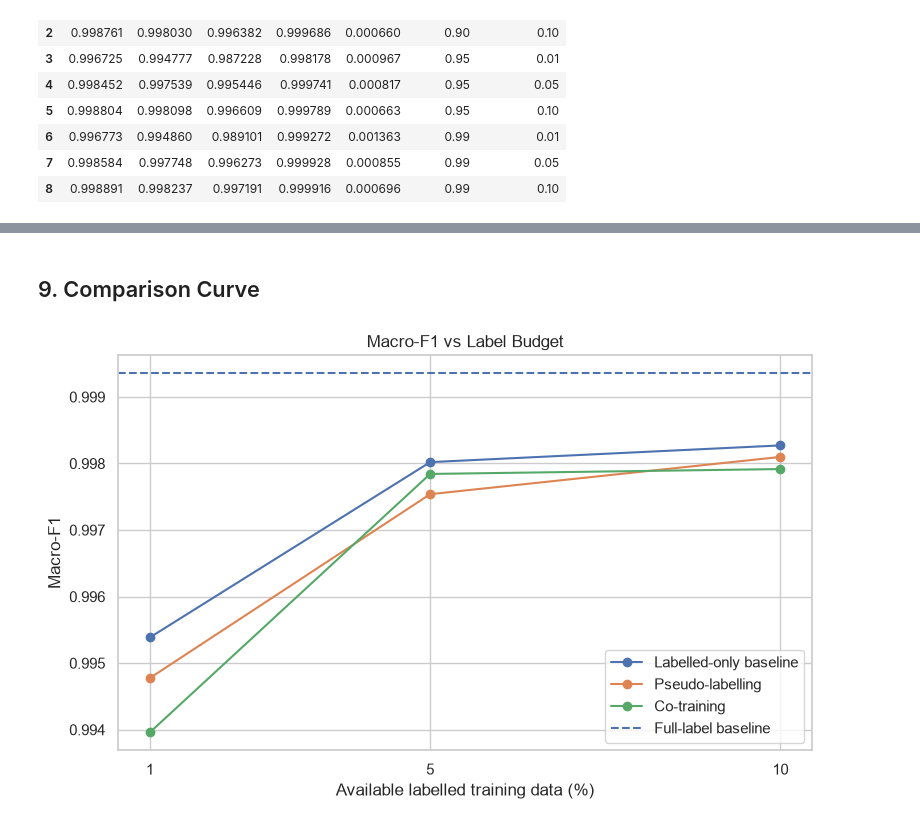
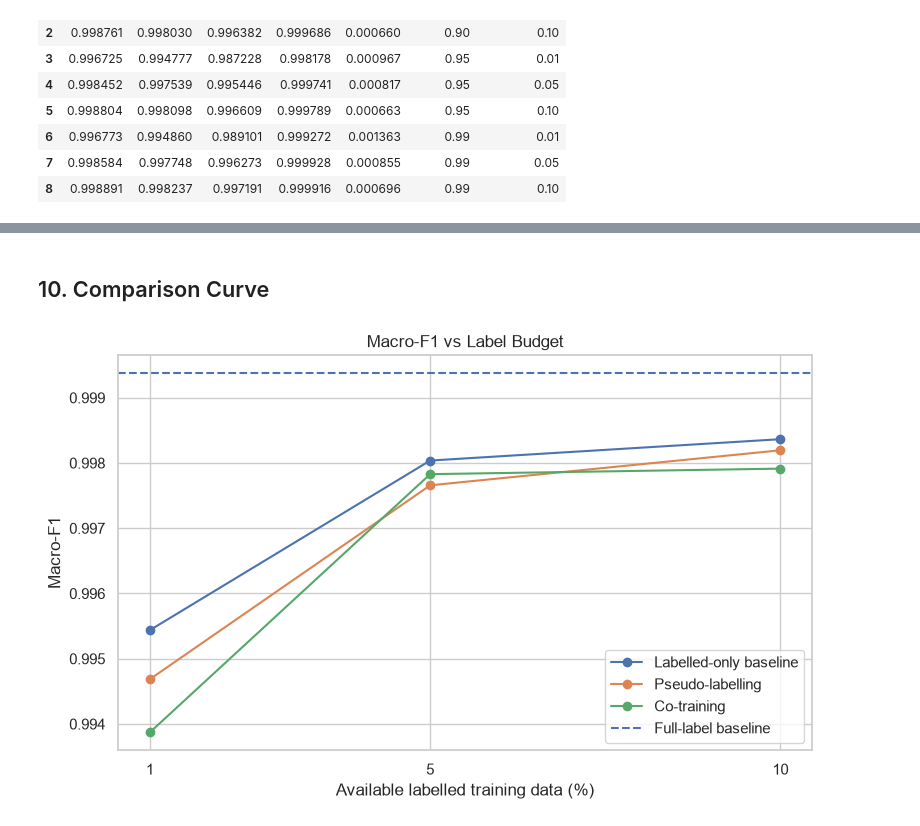
Before and after one commit to Nishant-Gandhi09/D7084E_XAI_Lab2, a Jupyter notebook: lab2_v04.ipynb, the cells around one changed output, grey strips where cells are left out. Drawn from its saved outputs; the diff is of its cells as text; code cells hidden in the pictures.

```diff
--- a/lab2_v04.ipynb
+++ b/lab2_v04.ipynb
@@ -223,6 +223,7 @@ def evaluate_model(model, X_eval, y_eval):
     }
 # %%
 baseline_results = []
+labelled_models = {}
 
 # Upper reference point: train with every available training label.
 full_label_model = make_baseline_model()
@@ -245,6 +246,7 @@ for budget in LABEL_BUDGETS:
         "label_budget": budget,
         **labelled_metrics,
     })
+    labelled_models[budget] = labelled_model
 
 # Store metrics in a table so every later method can be compared using the same columns.
 baseline_results_df = pd.DataFrame(baseline_results)
@@ -318,6 +320,7 @@ def run_pseudo_labelling(X_labelled, y_labelled, X_unlabelled,
     return final_model, pd.DataFrame(round_history)
 # %%
 pseudo_label_results = []
+pseudo_label_models = {}
 
 # Run the same iterative pseudo-labelling procedure independently for each label budget.
 for budget in LABEL_BUDGETS:
@@ -332,6 +335,9 @@ for budget in LABEL_BUDGETS:
         split["X_unlabelled"].reset_index(drop=True),
         threshold=CONFIDENCE_THRESHOLD,
     )
+    # Store the pseudo-labeled model for this budget.
+    pseudo_label_models[budget] = pl_model
+    # Evaluate on the validation set.
     pl_metrics = evaluate_model(pl_model, X_val, y_val)
     # Store the metrics for this budget in the results table.
     pseudo_label_results.append({
@@ -573,6 +579,7 @@ First features in view 2:
 
 co_training_results = []
 co_training_histories = {}
+co_training_models = {}
 
 for budget in LABEL_BUDGETS:
     print(f"\n--- Co-training at {budget:.0%} label budget ---")
@@ -582,6 +589,7 @@ for budget in LABEL_BUDGETS:
         split["y_labelled"],
         split["X_unlabelled"],
     )
+    co_training_models[budget] = {"model_1": model_1, "model_2": model_2, "view_1": view_1, "view_2": view_2}
     metrics = evaluate_co_training_models(model_1, model_2, view_1, view_2, X_val, y_val)
     metrics["method"] = "Co-training"
     metrics["label_budget"] = budget
@@ -686,13 +757,13 @@ Round 10: added 393 confident pseudo-labels (17907 unlabelled remain)
 # %% [markdown]
-## 9. Comparison Curve
+## 10. Comparison Curve
 # %%
 # Macro-F1 vs label budget Comparison curve
 
 plt.figure(figsize=(8, 5))
 
 # Few-label supervised baseline
-few_baseline = step4_results_df[
-    step4_results_df["method"] == "Labelled-only baseline"
+few_baseline = final_test_results_df[
+    final_test_results_df["method"] == "Labelled-only baseline"
 ].sort_values("label_budget")
 
 plt.plot(
@@ -703,8 +774,8 @@ plt.plot(
 )
 
 # Pseudo-labelling
-pseudo = step4_results_df[
-    step4_results_df["method"] == "Pseudo-labelling"
+pseudo = final_test_results_df[
+    final_test_results_df["method"] == "Pseudo-labelling"
 ].sort_values("label_budget")
 
 plt.plot(
@@ -715,36 +786,36 @@ plt.plot(
 )
 
 # Co-training
-co_train = step4_results_df[
-    step4_results_df["method"] == "Co-training"
+co_train = final_test_results_df[
+    final_test_results_df["method"] == "Co-training"
 ].sort_values("label_budget")
 
 plt.plot(
     co_train["label_budget"] * 100,
     co_train["macro_f1"],
     marker="o",
     label="Co-training"
 )
 
 # Full-label upper baseline
-full_f1 = step4_results_df.loc[
-    step4_results_df["method"] == "Full-label baseline",
+full_f1 = final_test_results_df.loc[
+    final_test_results_df["method"] == "Full-label baseline",
     "macro_f1"
 ].iloc[0]
 
 plt.axhline(
     y=full_f1,
     linestyle="--",
     label="Full-label baseline"
 )
 
 plt.xlabel("Available labelled training data (%)")
 plt.ylabel("Macro-F1")
 plt.title("Macro-F1 vs Label Budget")
 plt.xticks([1, 5, 10])
 plt.legend()
 plt.grid(True)
 plt.tight_layout()
 plt.show()
 # %% [output]
-[figure, old version]
+[figure, new version]
```
Also changed, not shown: parts of 2 cells of this notebook.
